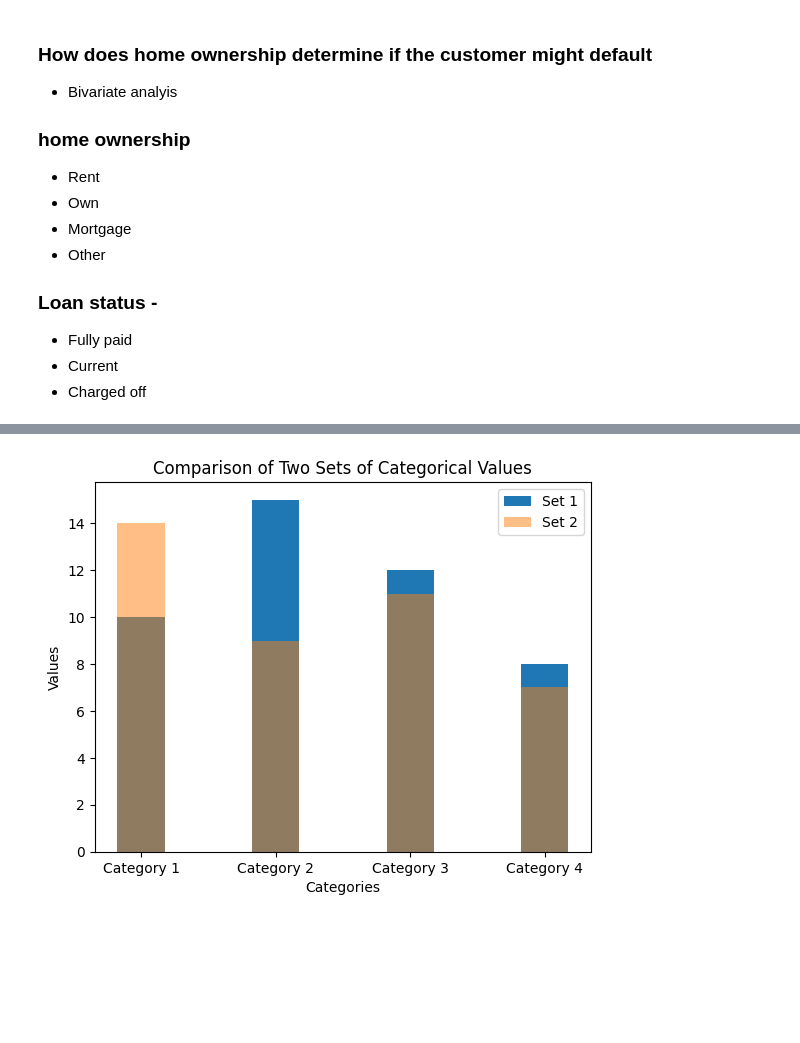
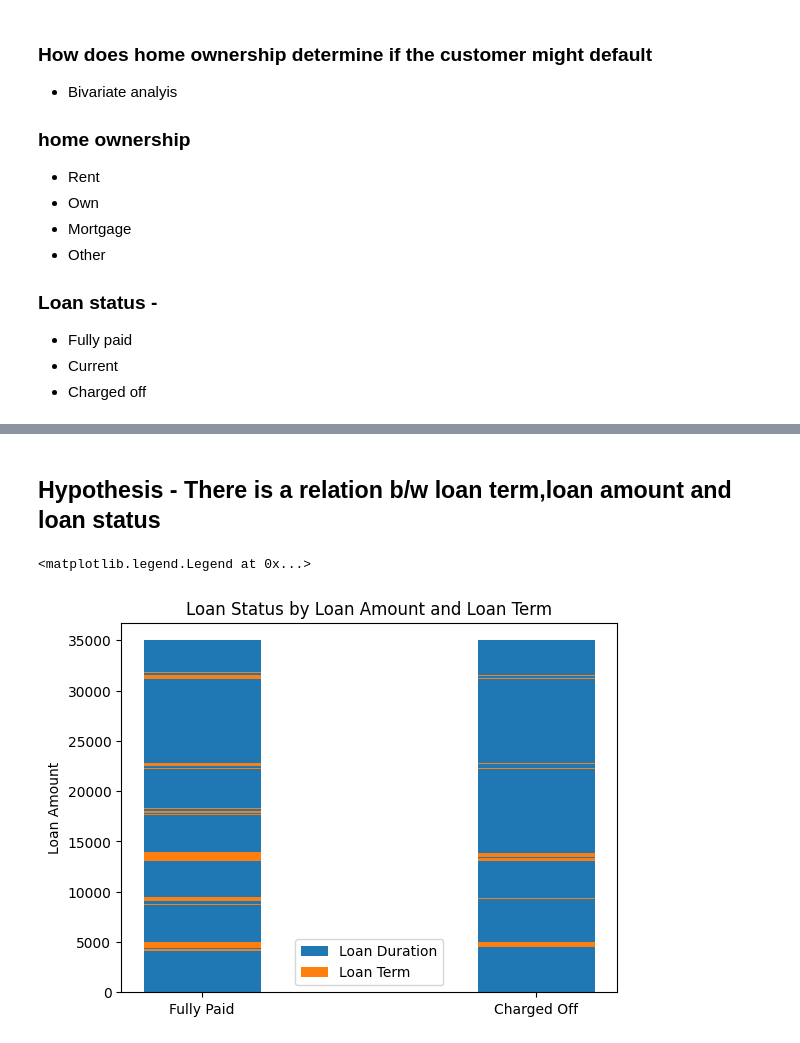
Before and after one commit to abhishek-92a/Lending_Club, a Jupyter notebook: abhishek.ipynb, the cells around one changed output, grey strips where cells are left out. Drawn from its saved outputs; the diff is of its cells as text; code cells hidden in the pictures; blank space fills up the shorter version.

```diff
--- a/abhishek.ipynb
+++ b/abhishek.ipynb
@@ -229,29 +313,0 @@ plot.show()
-# %%
-import matplotlib.pyplot as plt
-
-# Sample data
-categories = final_loan_data["home_ownership"]
-values_set1 = [10, 15, 12, 8]
-values_set2 = [14, 9, 11, 7]
-
-# Set the width of the bars
-bar_width = 0.35
-
-# Set the positions of the bars on the x-axis
-x = range(len(categories))
-
-# Create the grouped bar chart
-plt.bar(x, values_set1, width=bar_width, label='Set 1')
-plt.bar(x, values_set2, width=bar_width, label='Set 2', alpha=0.5)
-
-# Add labels and title
-plt.xlabel('Categories')
-plt.ylabel('Values')
-plt.title('Comparison of Two Sets of Categorical Values')
-plt.xticks(x, categories)
-plt.legend()
-
-# Display the chart
-plt.show()
-# %% [output]
-[figure, removed]
@@ -257,0 +320,31 @@ plt.show()
+# %% [markdown]
+## Hypothesis -  There is a relation b/w loan term,loan amount and loan status
+# %%
+import matplotlib.pyplot as plt
+import numpy as np
+
+# Define the data
+loan_status = final_loan_data['loan_status']
+loan_amount = final_loan_data['loan_amnt']
+loan_term = final_loan_data['term']
+
+# Create the figure and axis objects
+fig, ax = plt.subplots()
+
+# Set the width of the bars
+width = 0.35
+
+# Create the bars
+bars2 = ax.bar(loan_status, loan_amount , width, label='Loan Duration')
+bars1 = ax.bar(loan_status, loan_term, width, bottom=loan_amount, label='Loan Term')
+
+# Add labels, title, and legend
+ax.set_ylabel('Loan Amount')
+ax.set_title('Loan Status by Loan Amount and Loan Term')
+ax.legend()
+
+# Show the plot
+#plt.show()
+# %% [output]
+<matplotlib.legend.Legend at 0x...>
+[figure, added]
```
Also changed, not shown: parts of 34 cells of this notebook, 1 other file.
